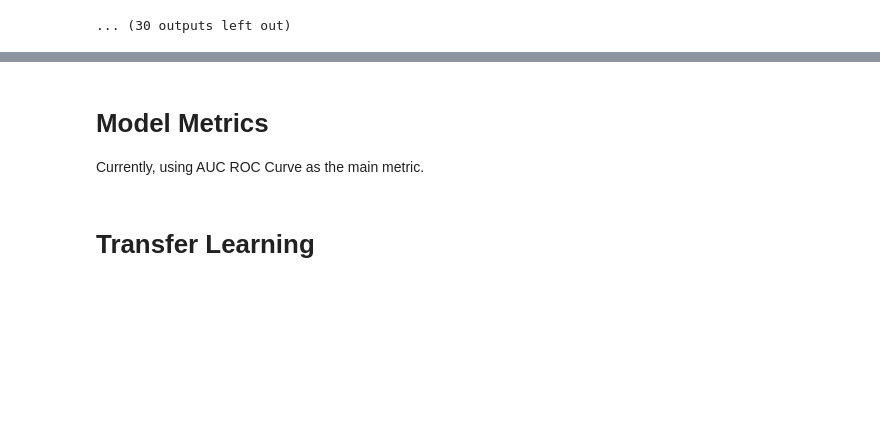
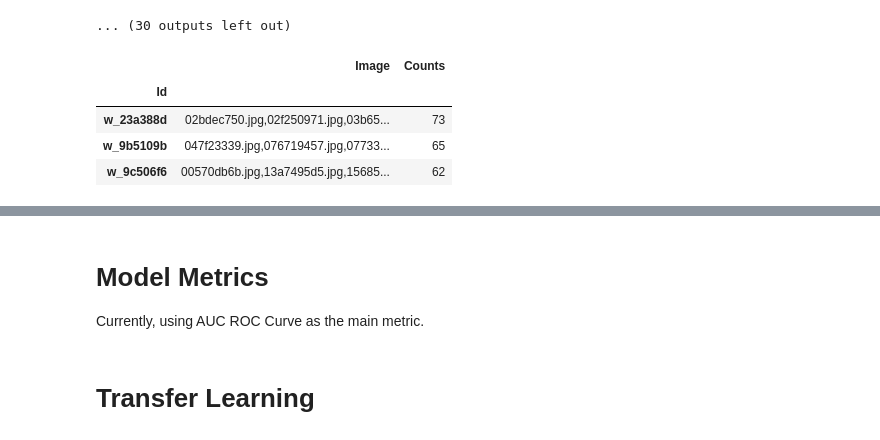
Before and after one commit to Fernandohf/WhaleID, a Jupyter notebook: WhaleID_Verification.ipynb, the cells around one changed output, grey strips where cells are left out. Saved outputs shown, nothing was run; the diff lists cells and outputs as text; code cells hidden in the pictures; blank space fills up the shorter version.

```diff
--- a/WhaleID_Verification.ipynb
+++ b/WhaleID_Verification.ipynb
@@ -549,0 +522,20 @@ def predict(model, img1_path, img2_path, transform, train_deive='cuda'):
+# %%
+csv_file = 'humpback-whale-identification\\train.csv'
+root_dir = 'humpback-whale-identification\\train'
+# OBS.: No Data augmentation
+transform = T.Compose([T.Resize((255, 255)),
+                       T.CenterCrop(224),
+                       T.ToTensor()
+                      ])
+# %%
+for
+images_paths = os.path.join(root_dir,
+                            data.iloc[idx, 0])
+img = transform(img)
+batch =
+# %% [output]
+|  | Image | Counts |
+| Id |  |  |
+| w_23a388d | 02bdec750.jpg,02f250971.jpg,03b65... | 73 |
+| w_9b5109b | 047f23339.jpg,076719457.jpg,07733... | 65 |
+| w_9c506f6 | 00570db6b.jpg,13a7495d5.jpg,15685... | 62 |
```
Also changed, not shown: parts of 11 cells of this notebook.
